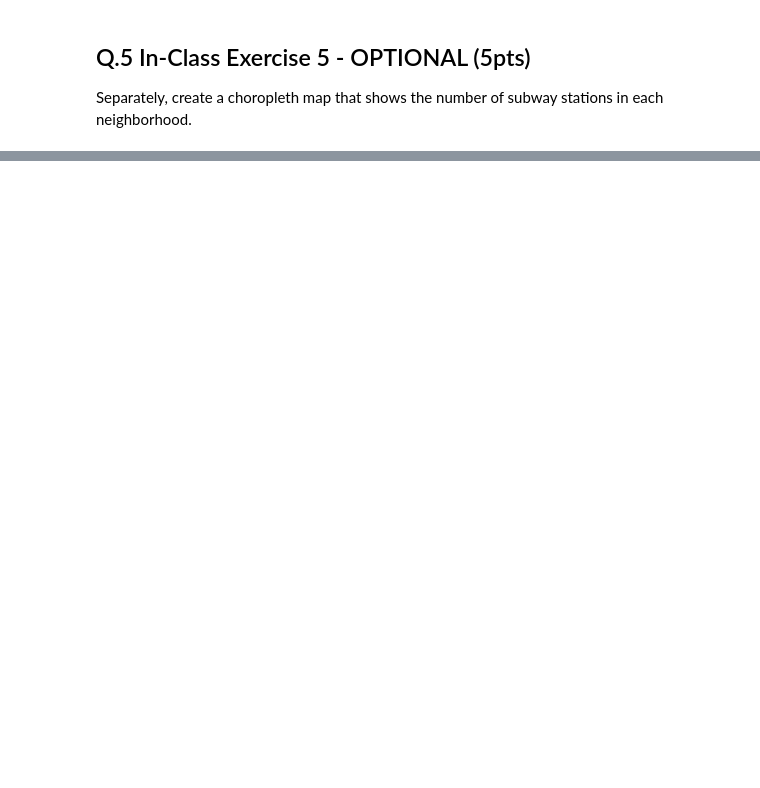
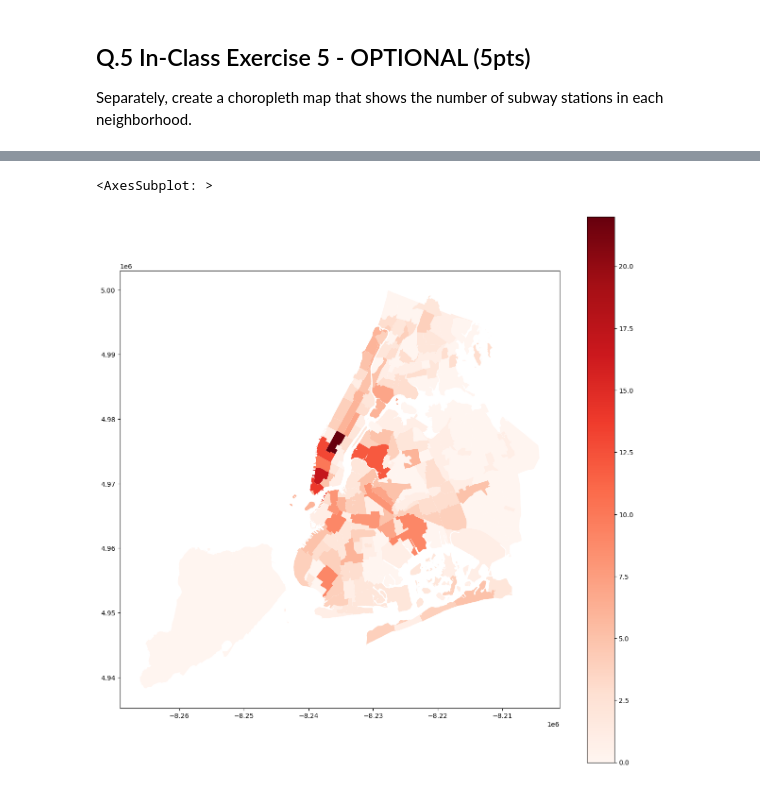
Before and after one commit to Keplex/4680_5680_intro_uds, a Jupyter notebook: Week2/W2_geopandas.ipynb, the cells around one changed output, grey strips where cells are left out. Drawn from its saved outputs; the diff is of its cells as text; code cells hidden in the pictures; blank space fills up the shorter version.

```diff
--- a/Week2/W2_geopandas.ipynb
+++ b/Week2/W2_geopandas.ipynb
@@ -664,4 +759,13 @@ Create a new column called `area` in `public_housing_buffer` that the area of th
 ## Q.5 In-Class Exercise 5 - OPTIONAL (5pts)
 Separately, create a choropleth map that shows the number of subway stations in each neighborhood.
 # %%
-## Insert your code here
+## Spatial join
+neig_w_stations = gpd.sjoin(neighborhoods,stations,how='left')
+## Count and create a new list
+counts_neig_w_stations = neig_w_stations.groupby('ntacode').count()['objectid']
+## Join
+neighborhoods = neighborhoods.merge(counts_neig_w_stations,
+                    left_on='ntacode',
+                    right_index=True)
+neighborhoods = neighborhoods.rename(columns={'objectid':'station_counts'})
+neighborhoods
@@ -667,0 +786,9 @@ Separately, create a choropleth map that shows the number of subway stations in
+# %%
+## Make the map
+neighborhoods.plot(column='station_counts',
+                    figsize=(15,15),
+                    legend=True,
+                    cmap='Reds')
+# %% [output]
+<AxesSubplot: >
+[figure, added]
```
Also changed, not shown: parts of 11 cells of this notebook, 7 other files.
